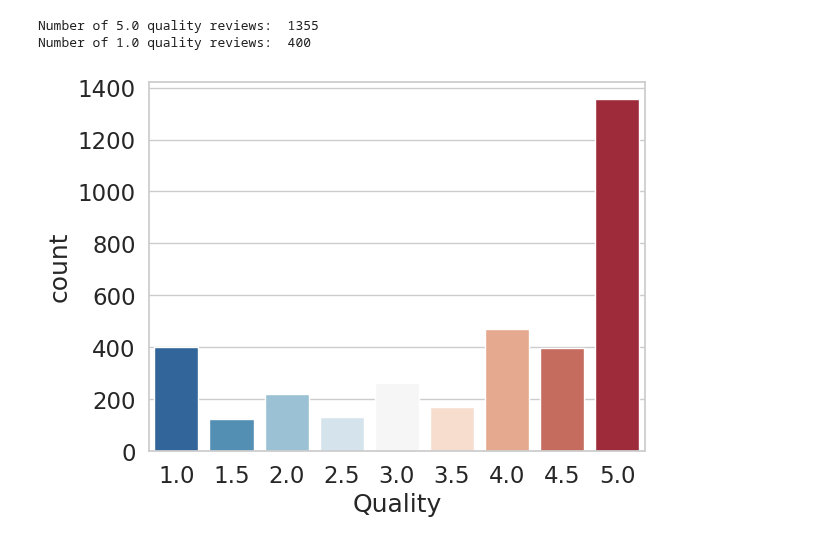
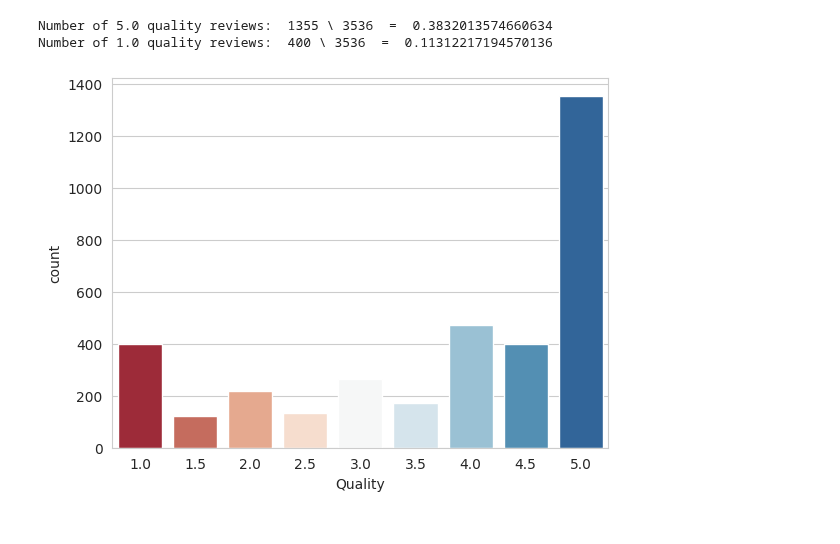
Before and after one commit to Cheysha/Python-Web-Scraping, a Jupyter notebook: RateMyPerfessor/Analyze.ipynb, the cells around one changed output. Cells and saved outputs as stored; diff of their text form; code cells hidden in the pictures.

```diff
--- a/RateMyPerfessor/Analyze.ipynb
+++ b/RateMyPerfessor/Analyze.ipynb
@@ -11,12 +11,12 @@ df = pd.read_csv('./Data/review_dataframes.csv')
 # %%
 # plat the distribution of review scores
 sns.set_style('whitegrid')
-sns.countplot(x='Quality', data=df, palette='RdBu_r')
+sns.countplot(x='Quality', data=df, palette='RdBu')
 # print number of 5.0 quality reviews
-print('Number of 5.0 quality reviews: ', len(df[df['Quality'] == 5.0]))
+print('Number of 5.0 quality reviews: ', len(df[df['Quality'] == 5.0]), '\\', len(df) , ' = ', len(df[df['Quality'] == 5.0])/len(df))
 # print number of 1.0 quality reviews
-print('Number of 1.0 quality reviews: ', len(df[df['Quality'] == 1.0]))
+print('Number of 1.0 quality reviews: ', len(df[df['Quality'] == 1.0]), '\\', len(df) , ' = ', len(df[df['Quality'] == 1.0])/len(df))
 # %% [output]
-Number of 5.0 quality reviews:  1355
-Number of 1.0 quality reviews:  400
+Number of 5.0 quality reviews:  1355 \ 3536  =  0.3832013574660634
+Number of 1.0 quality reviews:  400 \ 3536  =  0.11312217194570136
-[figure, old version]
+[figure, new version]
```
Also changed, not shown: parts of 3 cells of this notebook, 2 other files.
